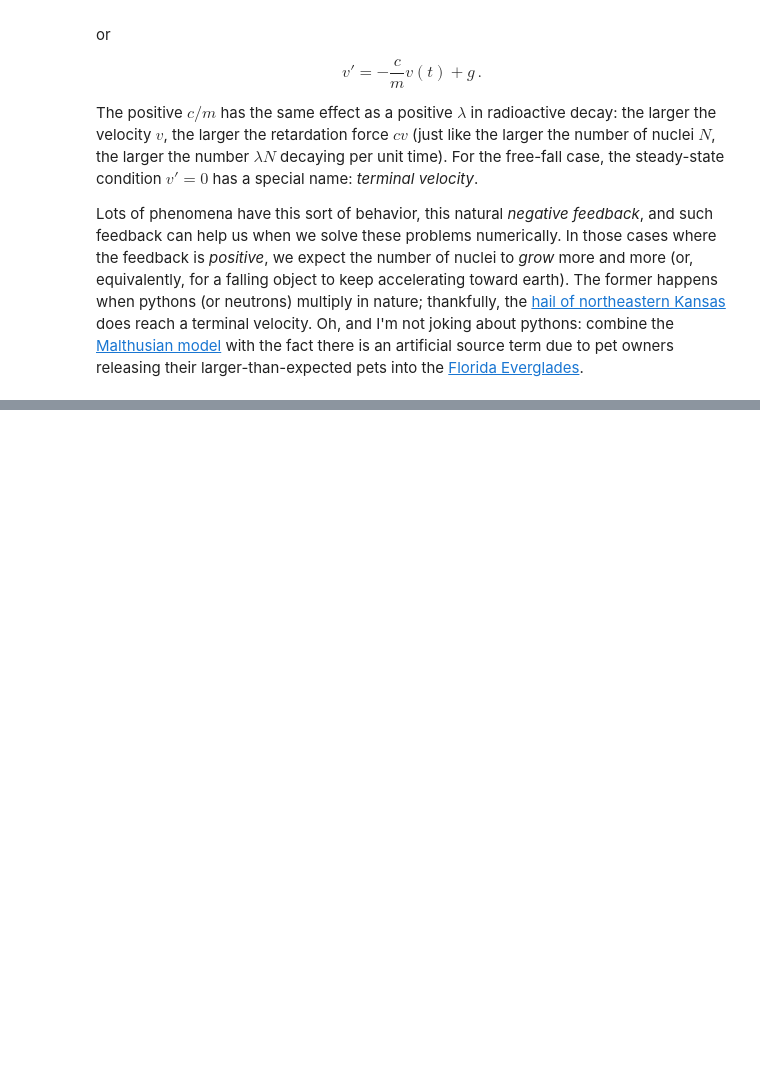
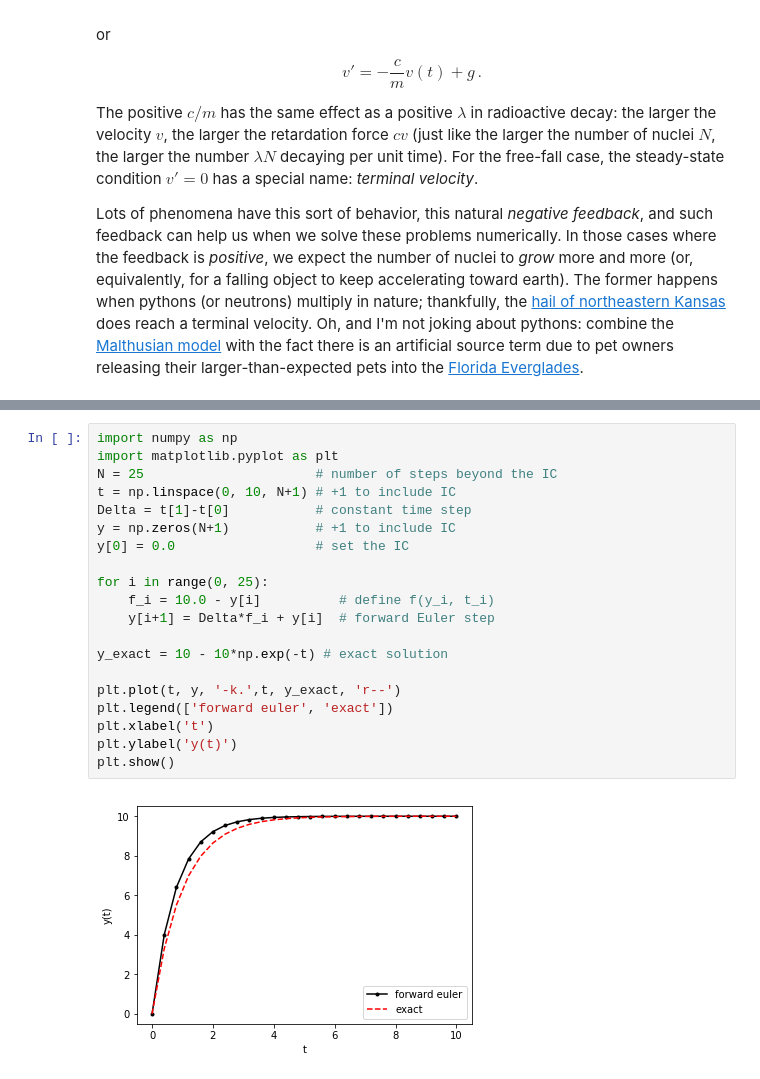
Before and after one commit to robertsj/me400_notes, a Jupyter notebook: source/lectures/EulersMethodForIVPs.ipynb, the cells around one changed output, grey strips where cells are left out. Cells and saved outputs as stored; diff of their text form; blank space fills up the shorter version.

Commit message:
Euler drafted

```diff
--- a/source/lectures/EulersMethodForIVPs.ipynb
+++ b/source/lectures/EulersMethodForIVPs.ipynb
@@ -168,0 +323,22 @@ Of course, this is the result some of you might have memorized, but working thro
+# %%
+import numpy as np
+import matplotlib.pyplot as plt
+N = 25                      # number of steps beyond the IC
+t = np.linspace(0, 10, N+1) # +1 to include IC
+Delta = t[1]-t[0]           # constant time step
+y = np.zeros(N+1)           # +1 to include IC
+y[0] = 0.0                  # set the IC
+
+for i in range(0, 25):
+    f_i = 10.0 - y[i]          # define f(y_i, t_i)
+    y[i+1] = Delta*f_i + y[i]  # forward Euler step
+
+y_exact = 10 - 10*np.exp(-t) # exact solution
+
+plt.plot(t, y, '-k.',t, y_exact, 'r--')
+plt.legend(['forward euler', 'exact'])
+plt.xlabel('t')
+plt.ylabel('y(t)')
+plt.show()
+# %% [output]
+[figure, added]
```
Also changed, not shown: parts of 15 cells of this notebook.
